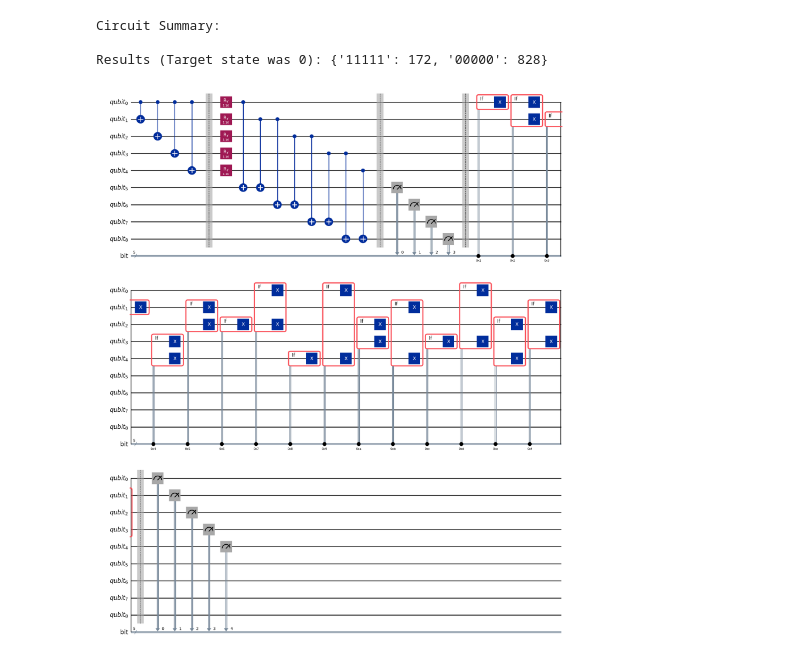
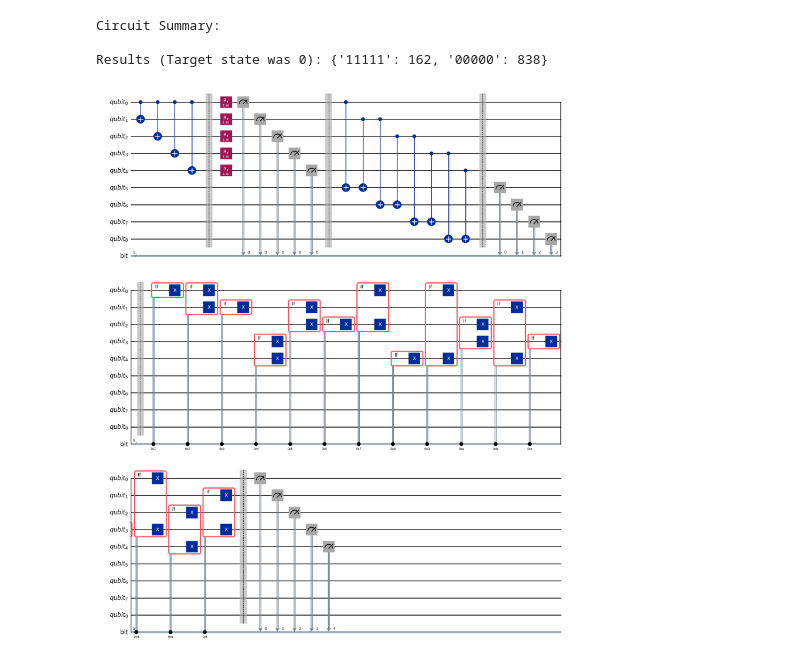
Before and after one commit to new-how/IQCI_114-1_final, a Jupyter notebook: 2n+1-qubitQEC.ipynb, the cells around one changed output. Cells and saved outputs as stored; diff of their text form; code cells hidden in the pictures.

```diff
--- a/2n+1-qubitQEC.ipynb
+++ b/2n+1-qubitQEC.ipynb
@@ -47,7 +47,8 @@ qc.barrier()
 # qc.barrier()
 for i in range(N):
     qc.ry(theta, q[i])
-qc.barrier
+    qc.measure(q[i], c[0])
+qc.barrier()
 
 # --- STEP 3: DETECTION & CORRECTION ---
 # Heart of the correction code
@@ -63,32 +64,32 @@ qc.barrier()
 for i in range(1, 2 ** (N - 1)):
     with qc.if_test((c, i)):
         num = gray_to_binary(i)
         if(majority_bit(num, N) == 1):
             num = ~num
         for j in range(N):
             if(num % 2 == 1):
                 qc.x(q[j])
             num >>= 1
 qc.barrier()
 
 # --- STEP 4: MEASUREMENT ---
 # We measure the corrected logical qubits
 for i in range(N):
     qc.measure(q[i], c[i])
 
 # --- EXECUTION ---
 simulator = AerSimulator()
 compiled_circuit = transpile(qc, simulator)
 job = simulator.run(compiled_circuit, shots=1000)
 result = job.result()
 counts = result.get_counts()
 
 print("Circuit Summary:")
 # print(qc.draw(output='text'))
 print(f"\nResults (Target state was 0): {counts}")
 qc.draw("mpl")
 # %% [output]
 Circuit Summary:
 
-Results (Target state was 0): {'11111': 172, '00000': 828}
+Results (Target state was 0): {'11111': 162, '00000': 838}
-[figure, old version]
+[figure, new version]
```
